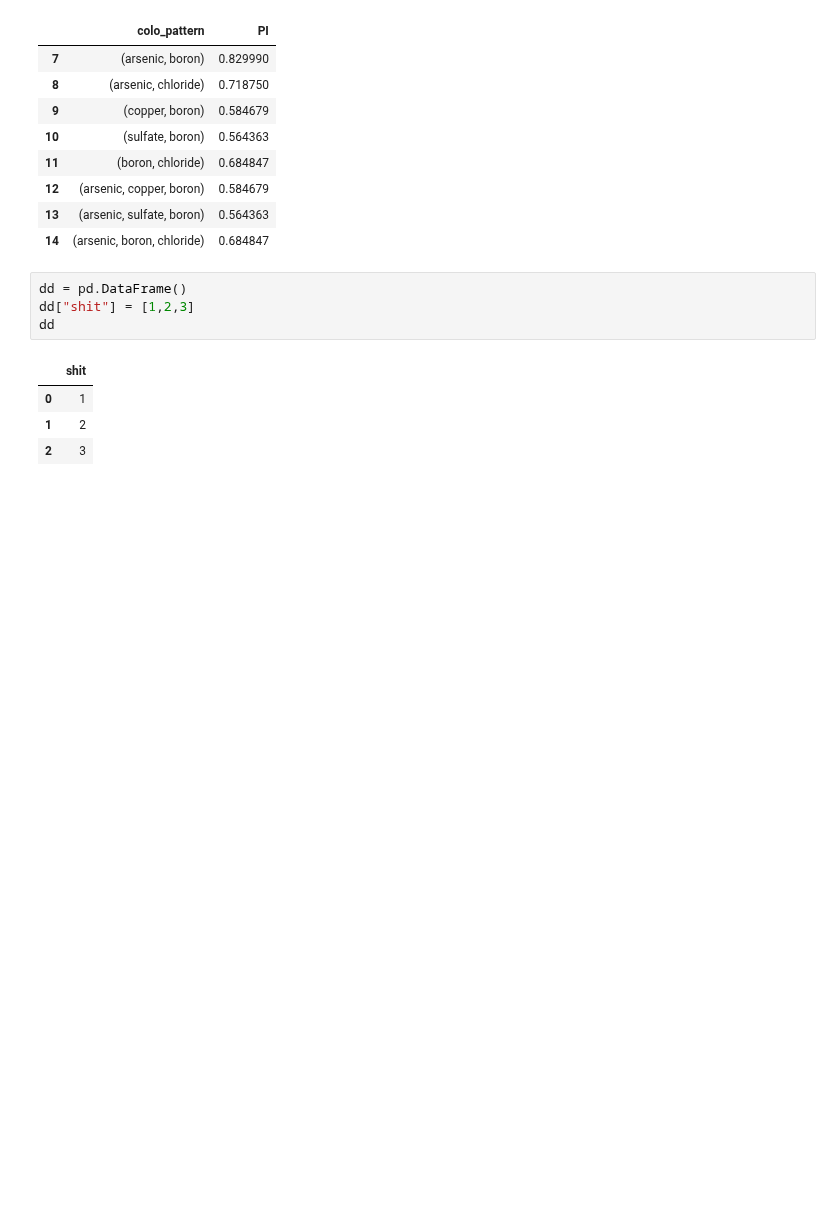
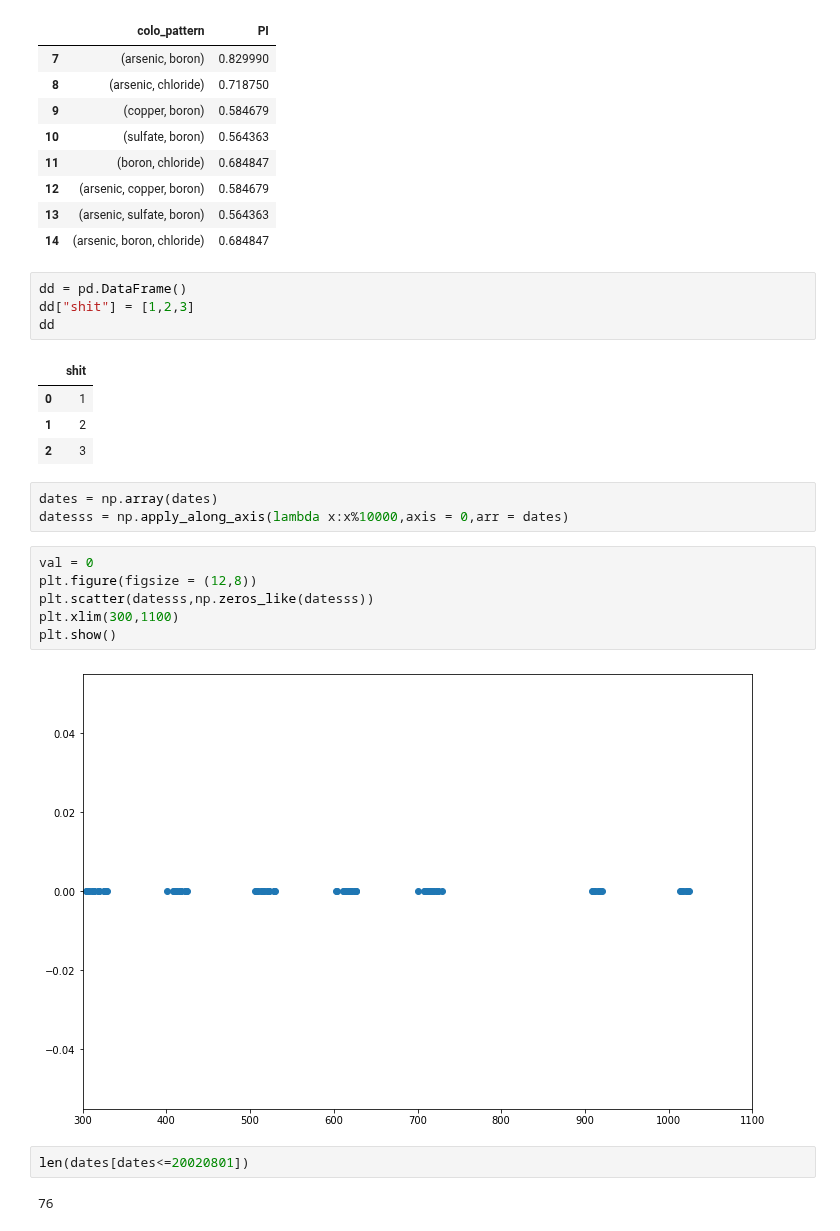
Before and after one commit to SU-Hongs/UROP_mining, a Jupyter notebook: groundwater/groundwater.ipynb, the cells around one changed output. Drawn from its saved outputs; the diff is of its cells as text; blank space fills up the shorter version.

```diff
--- a/groundwater/groundwater.ipynb
+++ b/groundwater/groundwater.ipynb
@@ -540,3 +546,18 @@ dd
 | 0 | 1 |
 | 1 | 2 |
 | 2 | 3 |
+# %%
+dates = np.array(dates)
+datesss = np.apply_along_axis(lambda x:x%10000,axis = 0,arr = dates)
+# %%
+val = 0
+plt.figure(figsize = (12,8))
+plt.scatter(datesss,np.zeros_like(datesss))
+plt.xlim(300,1100)
+plt.show()
+# %% [output]
+[figure, added]
+# %%
+len(dates[dates<=20020801])
+# %% [output]
+76
```
Also changed, not shown: parts of 16 cells of this notebook, 16 other files.
